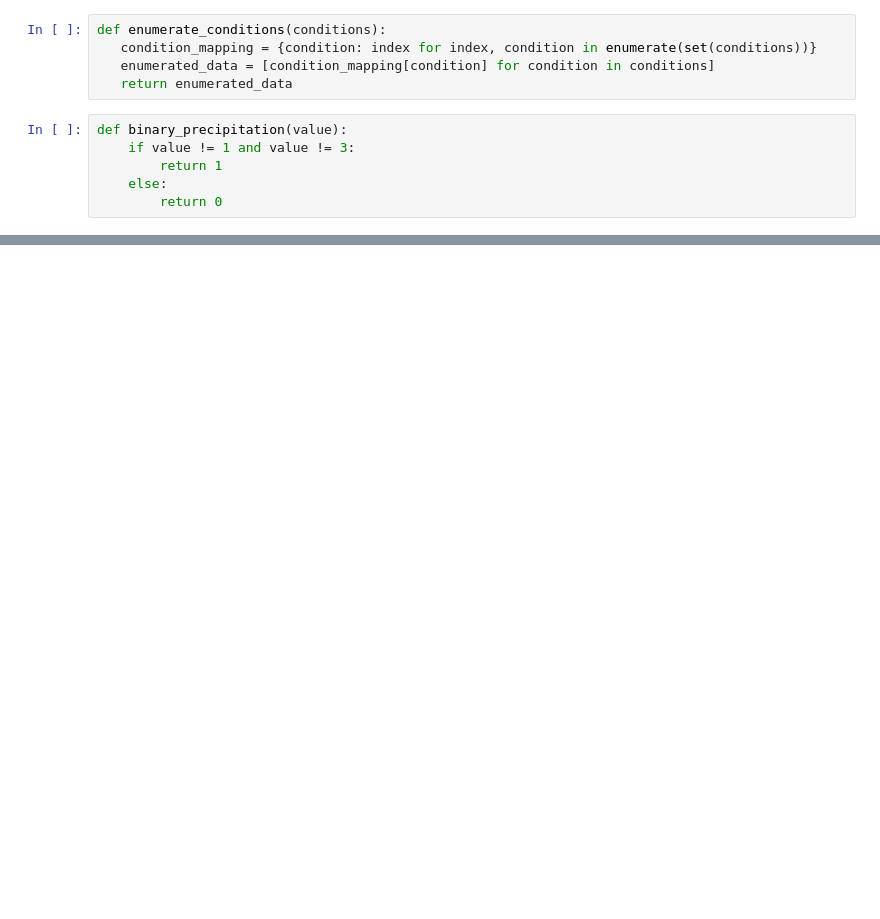
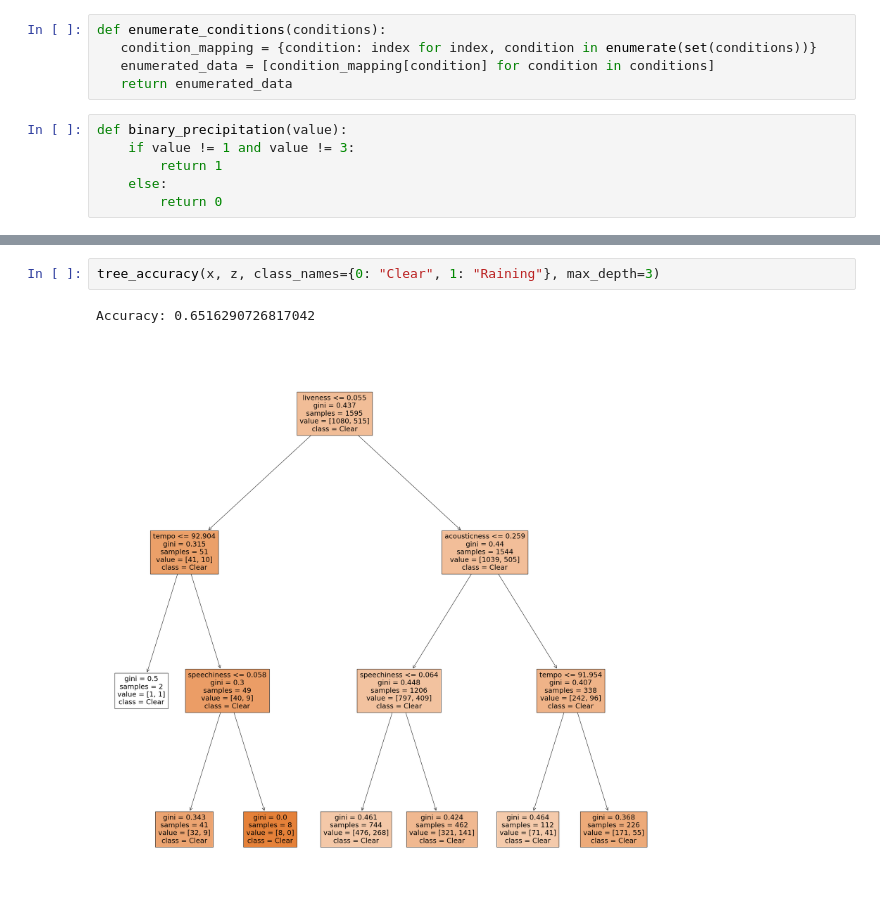
Before and after one commit to GU-Student-Projects/CPSC222, a Jupyter notebook: Final Project/final_project.ipynb, the cells around one changed output, grey strips where cells are left out. Drawn from its saved outputs; the diff is of its cells as text; blank space fills up the shorter version.

```diff
--- a/Final Project/final_project.ipynb
+++ b/Final Project/final_project.ipynb
@@ -308,0 +299,5 @@ An important note for this data is the volatility of weather in Alexandria. Whil
+# %%
+tree_accuracy(x, z, class_names={0: "Clear", 1: "Raining"}, max_depth=3)
+# %% [output]
+Accuracy: 0.6516290726817042
+[figure, added]
```
Also changed, not shown: parts of 49 cells of this notebook.
